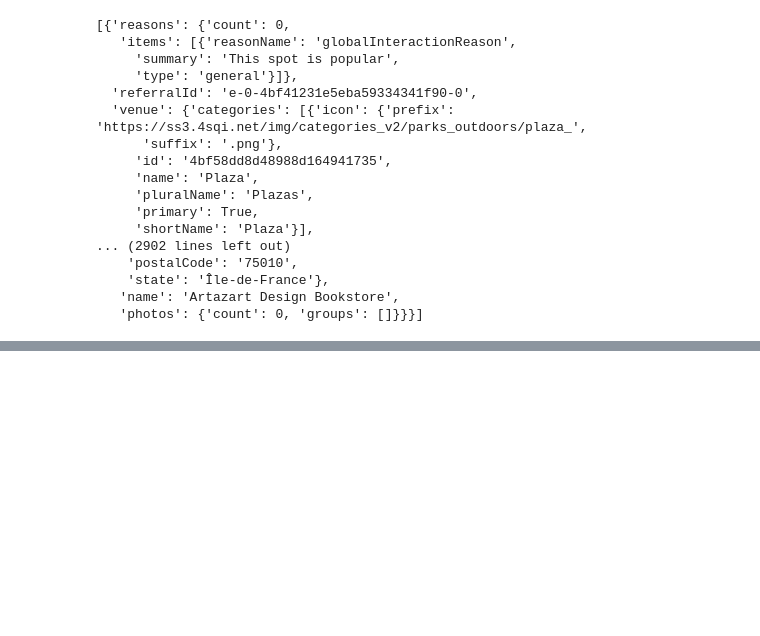
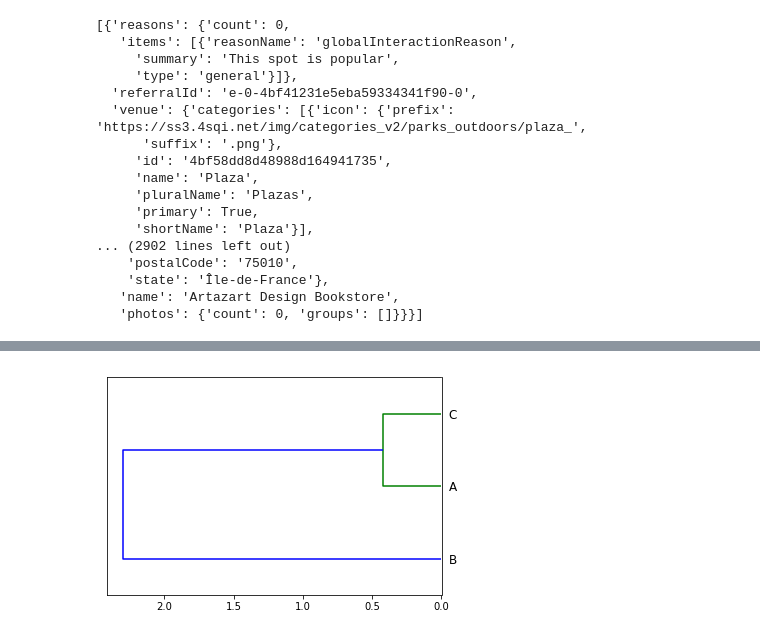
Before and after one commit to rareal/Coursera_Capstone, a Jupyter notebook: Final_project_tests.ipynb, the cells around one changed output, grey strips where cells are left out. Drawn from its saved outputs; the diff is of its cells as text; code cells hidden in the pictures; blank space fills up the shorter version.

```diff
--- a/Final_project_tests.ipynb
+++ b/Final_project_tests.ipynb
@@ -122,0 +158,28 @@ FSresults['response']['groups'][0]['items']
+# %%
+from scipy.spatial.distance import pdist, wminkowski, squareform
+from scipy.cluster import hierarchy
+import matplotlib.pyplot as plt
+
+labels = ['A','B','C']
+x = np.array([[1,2,3],[2,3,4],[1,2,6]])
+#dx = pdist(x)
+dx = pdist(x,wminkowski,2,[1,1,0.1])
+cdx = squareform(dx)
+# https://docs.scipy.org/doc/scipy-0.18.0/reference/generated/scipy.cluster.hierarchy.dendrogram.html#scipy.cluster.hierarchy.dendrogram
+# https://stackoverflow.com/questions/35873273/display-cluster-labels-for-a-scipy-dendrogram
+ccdx = hierarchy.single(cdx)
+plt.figure()
+R = hierarchy.dendrogram(ccdx,no_plot=True)
+# create a label dictionary
+temp = {R["leaves"][ii]: labels[ii] for ii in range(len(R["leaves"]))}
+def llf(xx):
+    return "{} - custom label!".format(temp[xx])
+hierarchy.dendrogram(
+            ccdx,
+            labels=labels,
+            orientation = 'left',
+#            leaf_label_func=llf,
+            )
+plt.show()
+# %% [output]
+[figure, added]
```
Also changed, not shown: parts of 18 cells of this notebook.
